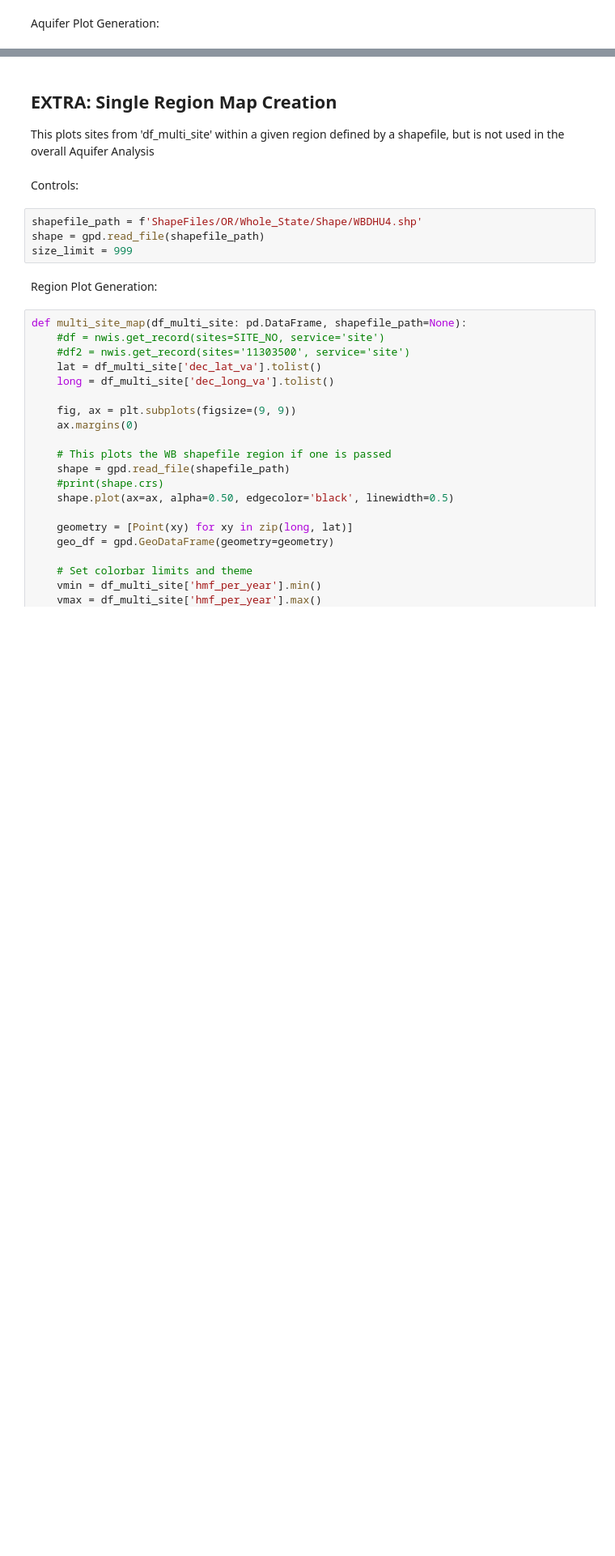
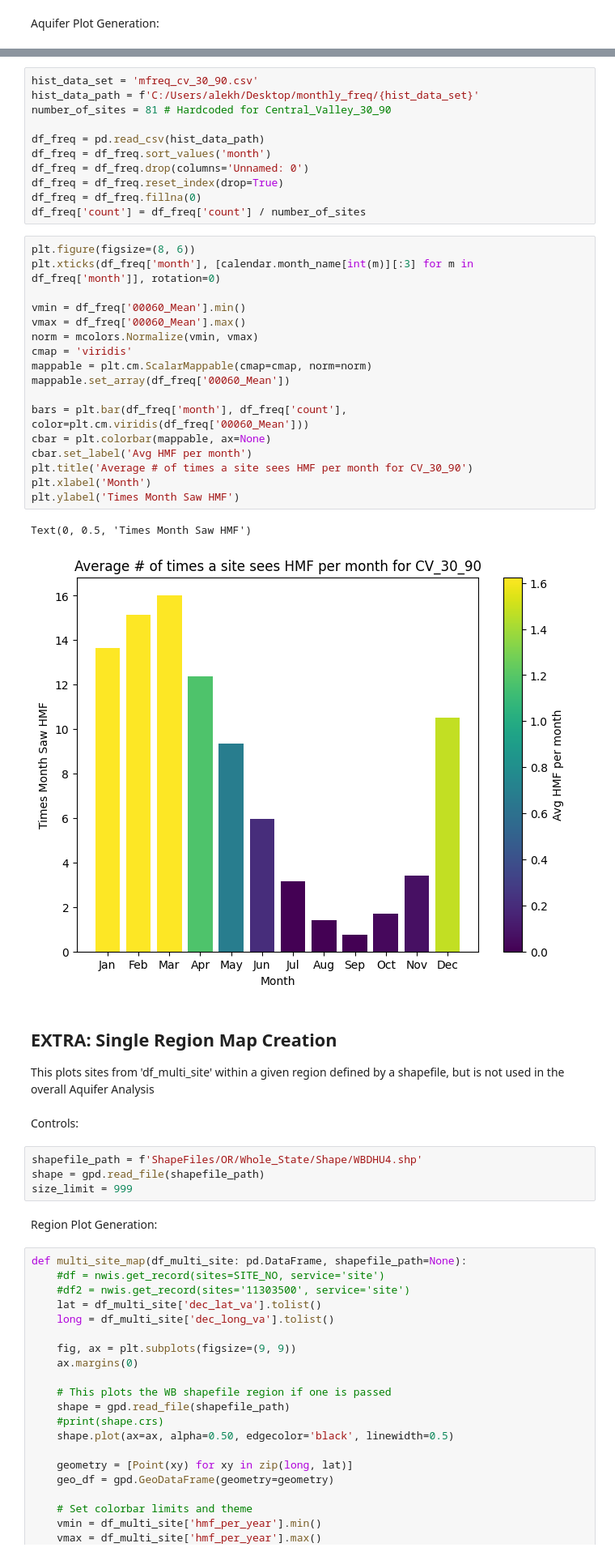
Before and after one commit to AlekWithK/DahlkeLab_LAWR, a Jupyter notebook: site_data.ipynb, the cells around one changed output, grey strips where cells are left out. Shown at 81% size. Cells and saved outputs as stored; diff of their text form; blank space fills up the shorter version.

```diff
--- a/site_data.ipynb
+++ b/site_data.ipynb
@@ -620,3 +763,34 @@ cx.add_basemap(ax, crs=aq_gdf.crs, source=cx.providers.Stamen.TonerLite, zoom=7)
+# %%
+hist_data_set = 'mfreq_cv_30_90.csv'
+hist_data_path = f'C:/Users/alekh/Desktop/monthly_freq/{hist_data_set}'
+number_of_sites = 81 # Hardcoded for Central_Valley_30_90
+
+df_freq = pd.read_csv(hist_data_path)
+df_freq = df_freq.sort_values('month')
+df_freq = df_freq.drop(columns='Unnamed: 0')
+df_freq = df_freq.reset_index(drop=True)
+df_freq = df_freq.fillna(0)
+df_freq['count'] = df_freq['count'] / number_of_sites
+# %%
+plt.figure(figsize=(8, 6))
+plt.xticks(df_freq['month'], [calendar.month_name[int(m)][:3] for m in df_freq['month']], rotation=0)
+
+vmin = df_freq['00060_Mean'].min()
+vmax = df_freq['00060_Mean'].max()
+norm = mcolors.Normalize(vmin, vmax)
+cmap = 'viridis'
+mappable = plt.cm.ScalarMappable(cmap=cmap, norm=norm)
+mappable.set_array(df_freq['00060_Mean'])
+
+bars = plt.bar(df_freq['month'], df_freq['count'], color=plt.cm.viridis(df_freq['00060_Mean']))
+cbar = plt.colorbar(mappable, ax=None)
+cbar.set_label('Avg HMF per month')
+plt.title('Average # of times a site sees HMF per month for CV_30_90')
+plt.xlabel('Month')
+plt.ylabel('Times Month Saw HMF')
+# %% [output]
+Text(0, 0.5, 'Times Month Saw HMF')
+[figure, added]
 # %% [markdown]
 ## EXTRA: Single Region Map Creation<br>
 This plots sites from 'df_multi_site' within a given region defined by a shapefile, but is not used in the overall Aquifer Analysis<br><br>
```
Also changed, not shown: parts of 23 cells of this notebook, 13 other files.
